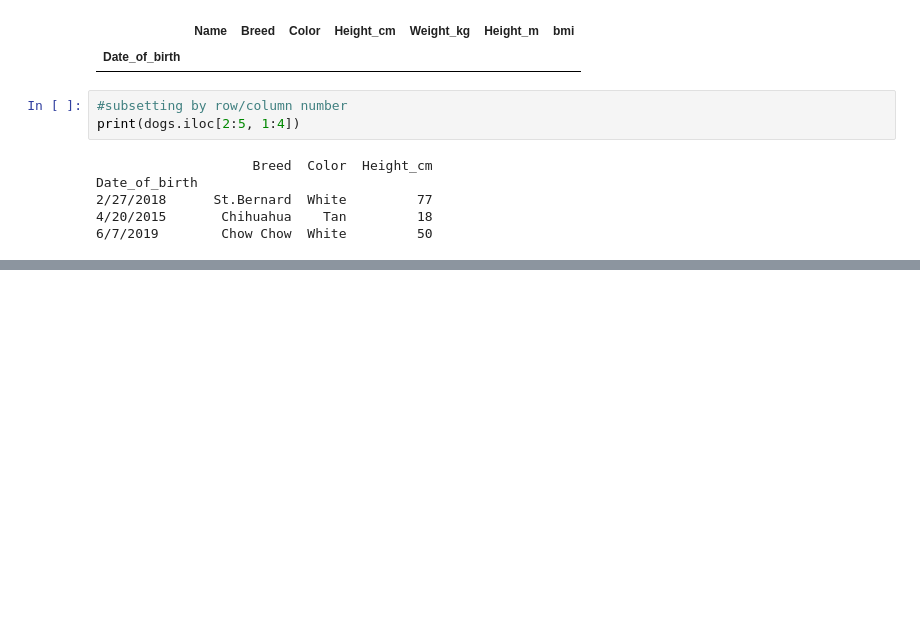
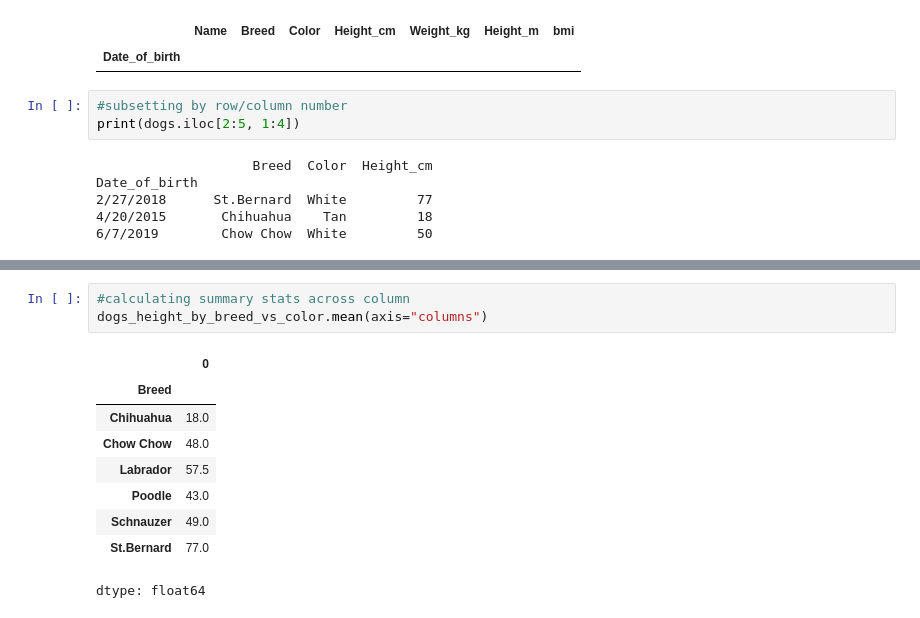
Before and after one commit to Syeda-Eman/40-days-of-Python, a Jupyter notebook: Day_22.ipynb, the cells around one changed output, grey strips where cells are left out. Saved outputs shown, nothing was run; the diff lists cells and outputs as text; blank space fills up the shorter version.

```diff
--- a/Day_22.ipynb
+++ b/Day_22.ipynb
@@ -1023,0 +1060,13 @@ Date_of_birth
+# %%
+#calculating summary stats across column
+dogs_height_by_breed_vs_color.mean(axis="columns")
+# %% [output]
+|  | 0 |
+| Breed |  |
+| Chihuahua | 18.0 |
+| Chow Chow | 48.0 |
+| Labrador | 57.5 |
+| Poodle | 43.0 |
+| Schnauzer | 49.0 |
+| St.Bernard | 77.0 |
+dtype: float64
```
Also changed, not shown: parts of 4 cells of this notebook.
